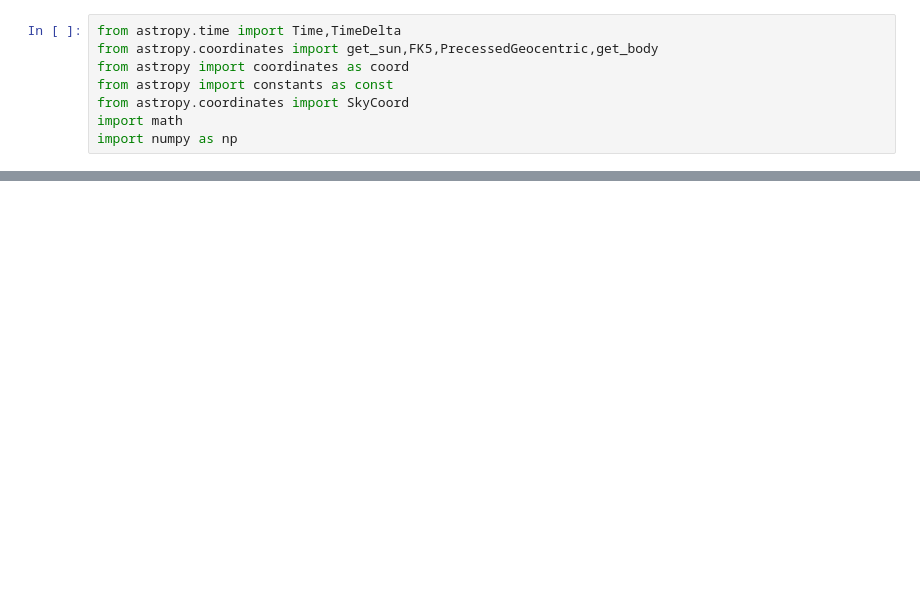
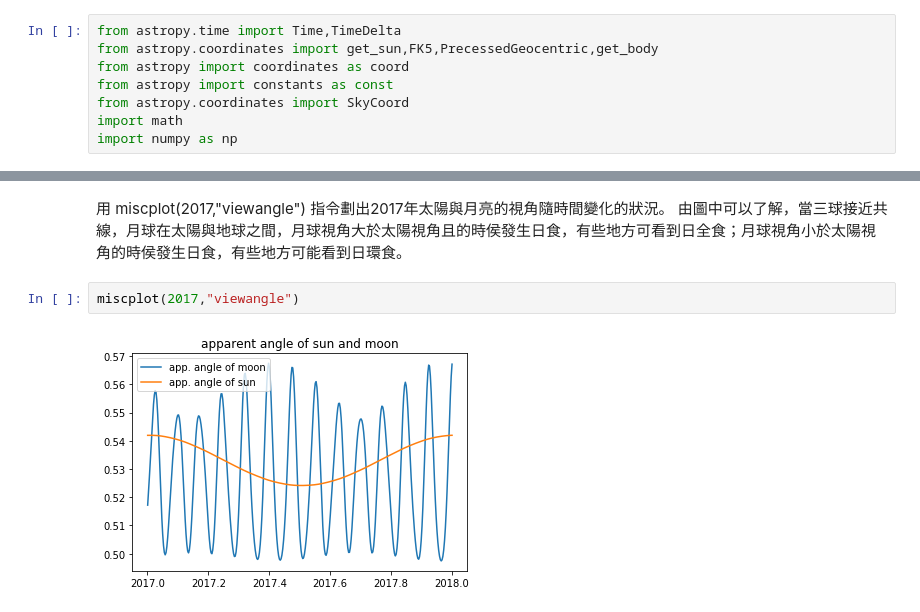
Before and after one commit to hjy1210/HelloWorld, a Jupyter notebook: CCalendar/CCalendar.ipynb, the cells around one changed output, grey strips where cells are left out. Drawn from its saved outputs; the diff is of its cells as text; blank space fills up the shorter version.

```diff
--- a/CCalendar/CCalendar.ipynb
+++ b/CCalendar/CCalendar.ipynb
@@ -408,0 +380,7 @@ WARNING: ErfaWarning: ERFA function "utctai" yielded 30 of "dubious year (Note 3
+# %% [markdown]
+用 miscplot(2017,"viewangle") 指令劃出2017年太陽與月亮的視角隨時間變化的狀況。
+由圖中可以了解，當三球接近共線，月球在太陽與地球之間，月球視角大於太陽視角且的時侯發生日食，有些地方可看到日全食；月球視角小於太陽視角的時侯發生日食，有些地方可能看到日環食。
+# %%
+miscplot(2017,"viewangle")
+# %% [output]
+[figure, added]
```
Also changed, not shown: parts of 36 cells of this notebook, 49 other files.
